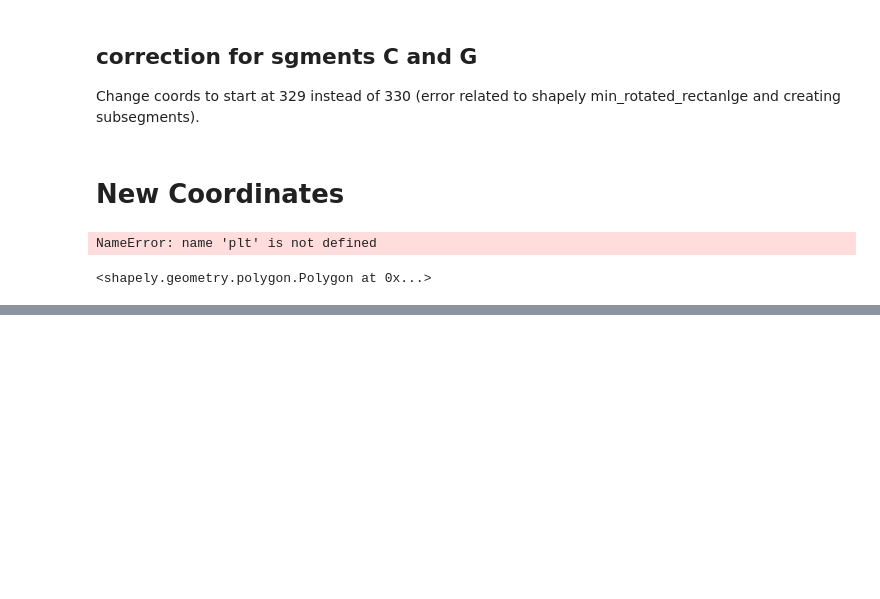
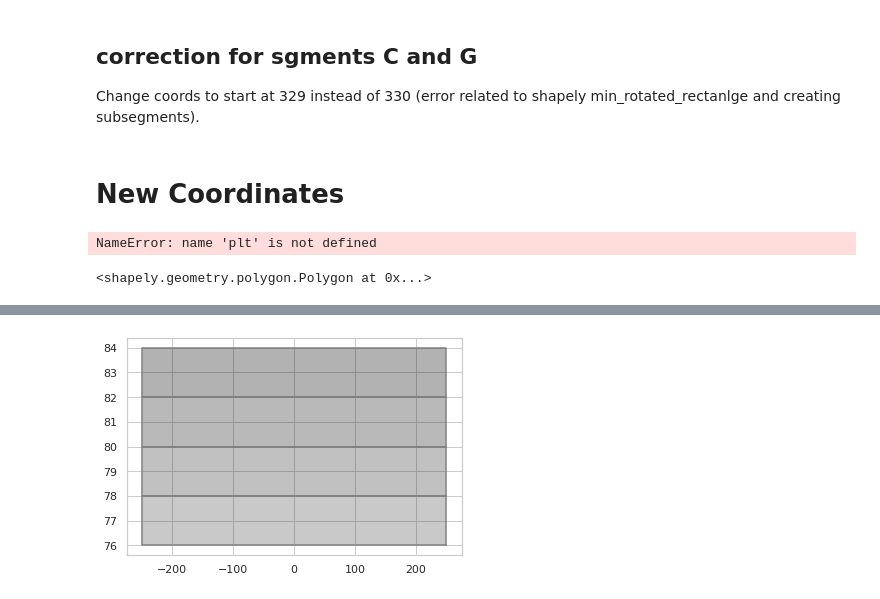
Before and after one commit to alexgonzl/TMA, a Jupyter notebook: Notebooks/TM/tmf_funcs_check.ipynb, the cells around one changed output, grey strips where cells are left out. Saved outputs shown, nothing was run; the diff lists cells and outputs as text; code cells hidden in the pictures; blank space fills up the shorter version.

```diff
--- a/Notebooks/TM/tmf_funcs_check.ipynb
+++ b/Notebooks/TM/tmf_funcs_check.ipynb
@@ -570,0 +612,3 @@ NameError: name 'plt' is not defined
+# %%
+tmf = reload(tmf)
+tree_maze = tmf.TreeMazeZones(sub_seg_length=50)
@@ -570,0 +795,8 @@ NameError: name 'plt' is not defined
+# %%
+p = make_polygon_from_lines(a)
+
+f,ax = plt.subplots()
+for ii, pp in enumerate(p[::-1]):
+    tmf.pf.plotPoly(pp,ax,color=f"{ii/10}")
+# %% [output]
+[figure, added]
```
Also changed, not shown: parts of 39 cells of this notebook, 15 other files.
